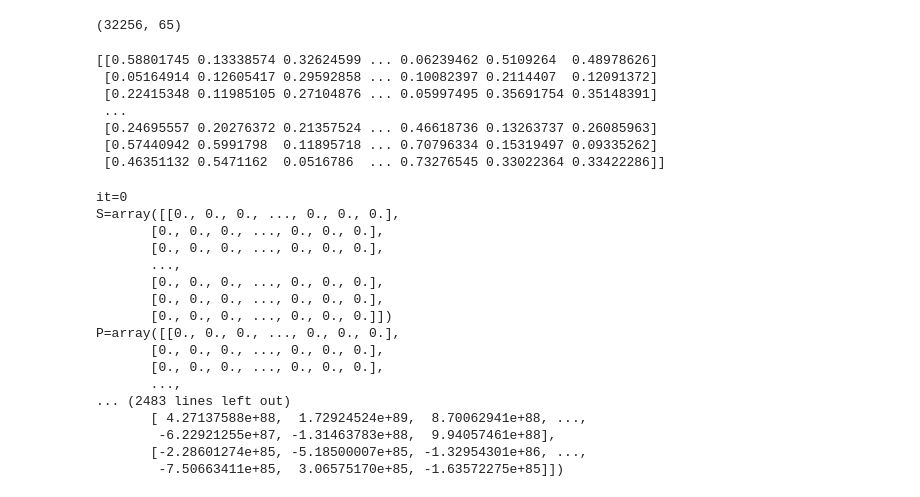
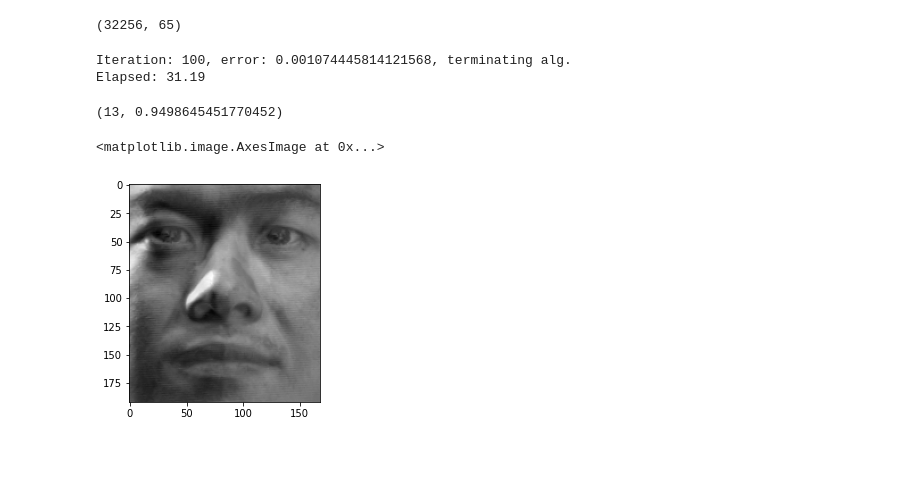
Before and after one commit to sverdoot/robust-pca, a Jupyter notebook: notebooks/RPCA with compressed data.ipynb, the cells around one changed output. Saved outputs shown, nothing was run; the diff lists cells and outputs as text; code cells hidden in the pictures; blank space fills up the shorter version.

```diff
--- a/notebooks/RPCA with compressed data.ipynb
+++ b/notebooks/RPCA with compressed data.ipynb
@@ -44,39 +41,24 @@ data_mat.shape
 np.random.seed(0)
 n, d = data_mat.shape
 m = 30
-C = np.random.normal(0, 1 / 3, (d, m))
-C = np.abs(C)
+C = np.random.normal(0, 1, (d, m))
+# C += np.eye(d)[:d, :m]
 Y = data_mat @ C
-print(C)
-# %% [output]
-[[0.58801745 0.13338574 0.32624599 ... 0.06239462 0.5109264  0.48978626]
- [0.05164914 0.12605417 0.29592858 ... 0.10082397 0.2114407  0.12091372]
- [0.22415348 0.11985105 0.27104876 ... 0.05997495 0.35691754 0.35148391]
- ...
- [0.24695557 0.20276372 0.21357524 ... 0.46618736 0.13263737 0.26085963]
- [0.57440942 0.5991798  0.11895718 ... 0.70796334 0.15319497 0.09335262]
- [0.46351132 0.5471162  0.0516786  ... 0.73276545 0.33022364 0.33422286]]
 # %%
 from robustpca.pcp import CompressedPCP
 # %%
 comppcp_iterative = CompressedPCP()
 mu = comppcp_iterative.default_mu(Y)
-P, S = comppcp_iterative.decompose(Y, C, mu, d, tol=1e-5, verbose=True)
+P, S = comppcp_iterative.decompose(Y, C, 0.003, d, lamda=5, tol=1e-6, max_iter=100, verbose=True)
 # %% [output]
-it=0
-S=array([[0., 0., 0., ..., 0., 0., 0.],
-       [0., 0., 0., ..., 0., 0., 0.],
-       [0., 0., 0., ..., 0., 0., 0.],
-       ...,
-       [0., 0., 0., ..., 0., 0., 0.],
-       [0., 0., 0., ..., 0., 0., 0.],
-       [0., 0., 0., ..., 0., 0., 0.]])
-P=array([[0., 0., 0., ..., 0., 0., 0.],
-       [0., 0., 0., ..., 0., 0., 0.],
-       [0., 0., 0., ..., 0., 0., 0.],
-       ...,
-... (2483 lines left out)
-       [ 4.27137588e+88,  1.72924524e+89,  8.70062941e+88, ...,
-        -6.22921255e+87, -1.31463783e+88,  9.94057461e+88],
-       [-2.28601274e+85, -5.18500007e+85, -1.32954301e+86, ...,
-        -7.50663411e+85,  3.06575170e+85, -1.63572275e+85]])
+Iteration: 100, error: 0.001074445814121568, terminating alg.
+Elapsed: 31.19
+# %%
+np.linalg.matrix_rank(P), (S != 0).mean()
+# %% [output]
+(13, 0.9498645451770452)
+# %%
+plt.imshow((P @ np.linalg.pinv(C))[:, 0].reshape(faces[0].shape), cmap="gray")
+# %% [output]
+<matplotlib.image.AxesImage at 0x...>
+[figure, added]
```
Also changed, not shown: parts of 5 cells of this notebook, 3 other files.
